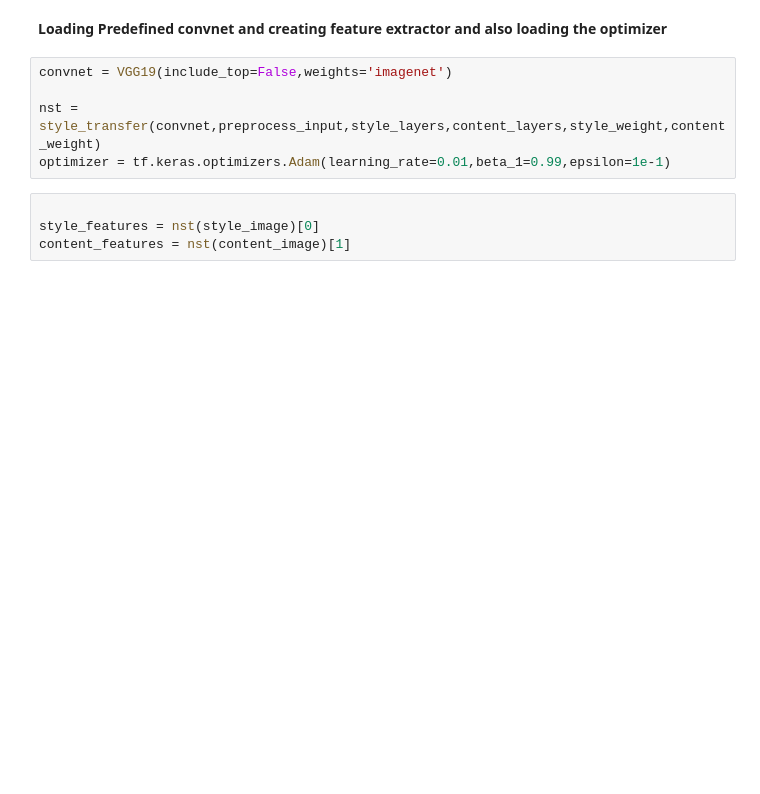
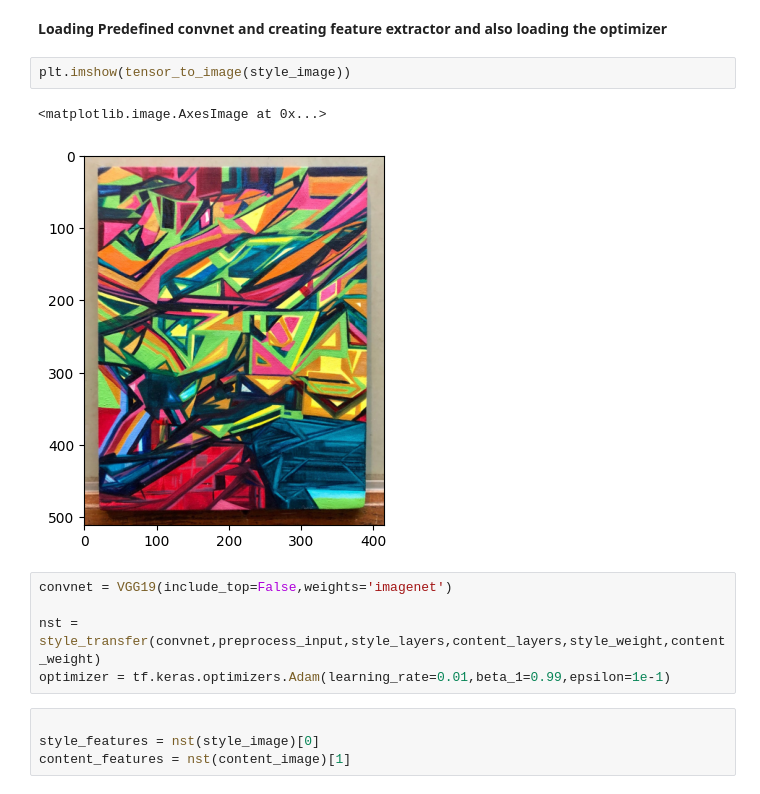
Before and after one commit to pratapsinghadarsh/neural-style-transfer, a Jupyter notebook: NST.ipynb, the cells around one changed output. Drawn from its saved outputs; the diff is of its cells as text; blank space fills up the shorter version.

```diff
--- a/NST.ipynb
+++ b/NST.ipynb
@@ -271,5 +275,10 @@ Style_image size: (1, 200, 252, 3)
 # %% [markdown]
 **Loading Predefined convnet and creating feature extractor and also loading the optimizer**
+# %%
+plt.imshow(tensor_to_image(style_image))
+# %% [output]
+<matplotlib.image.AxesImage at 0x...>
+[figure, added]
 # %%
 convnet = VGG19(include_top=False,weights='imagenet')
 
```
Also changed, not shown: parts of 10 cells of this notebook.
